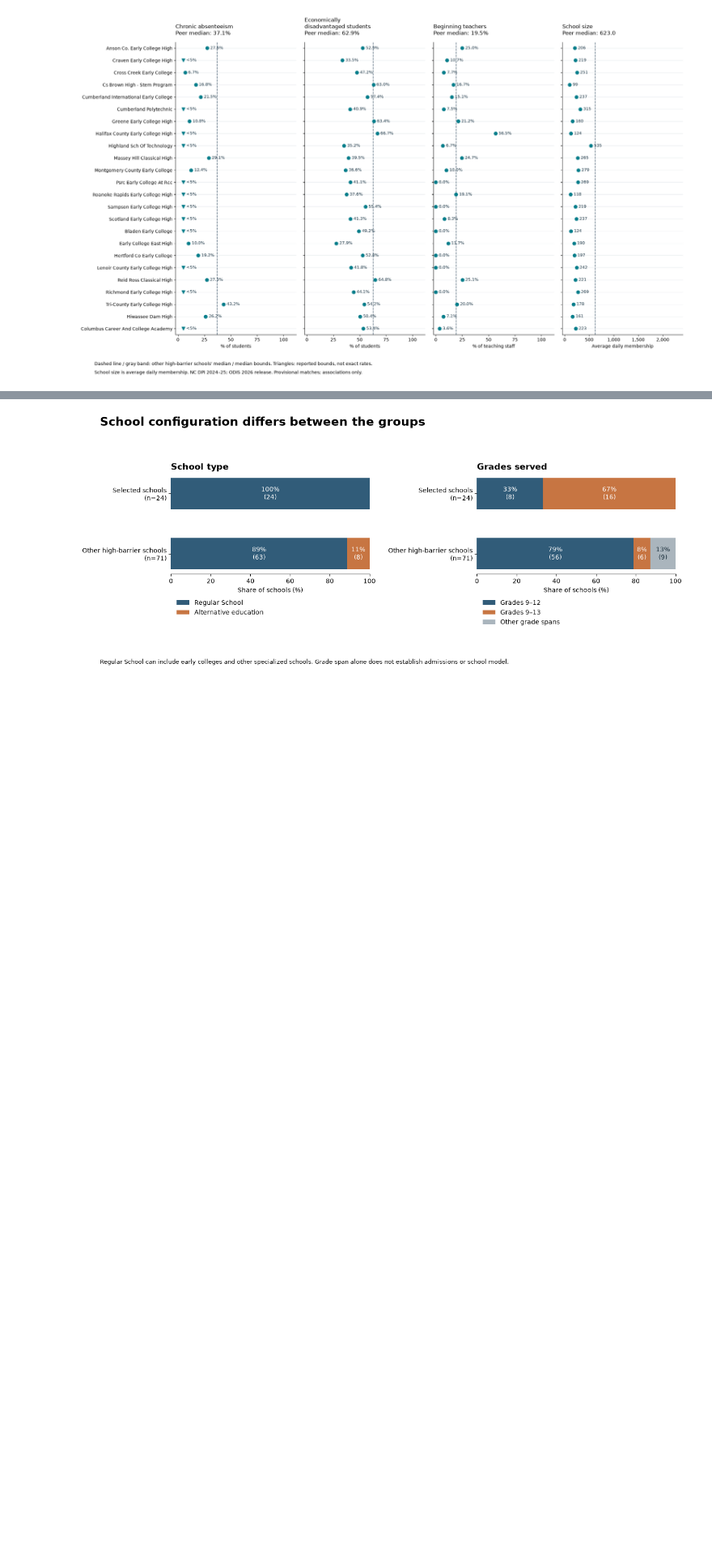
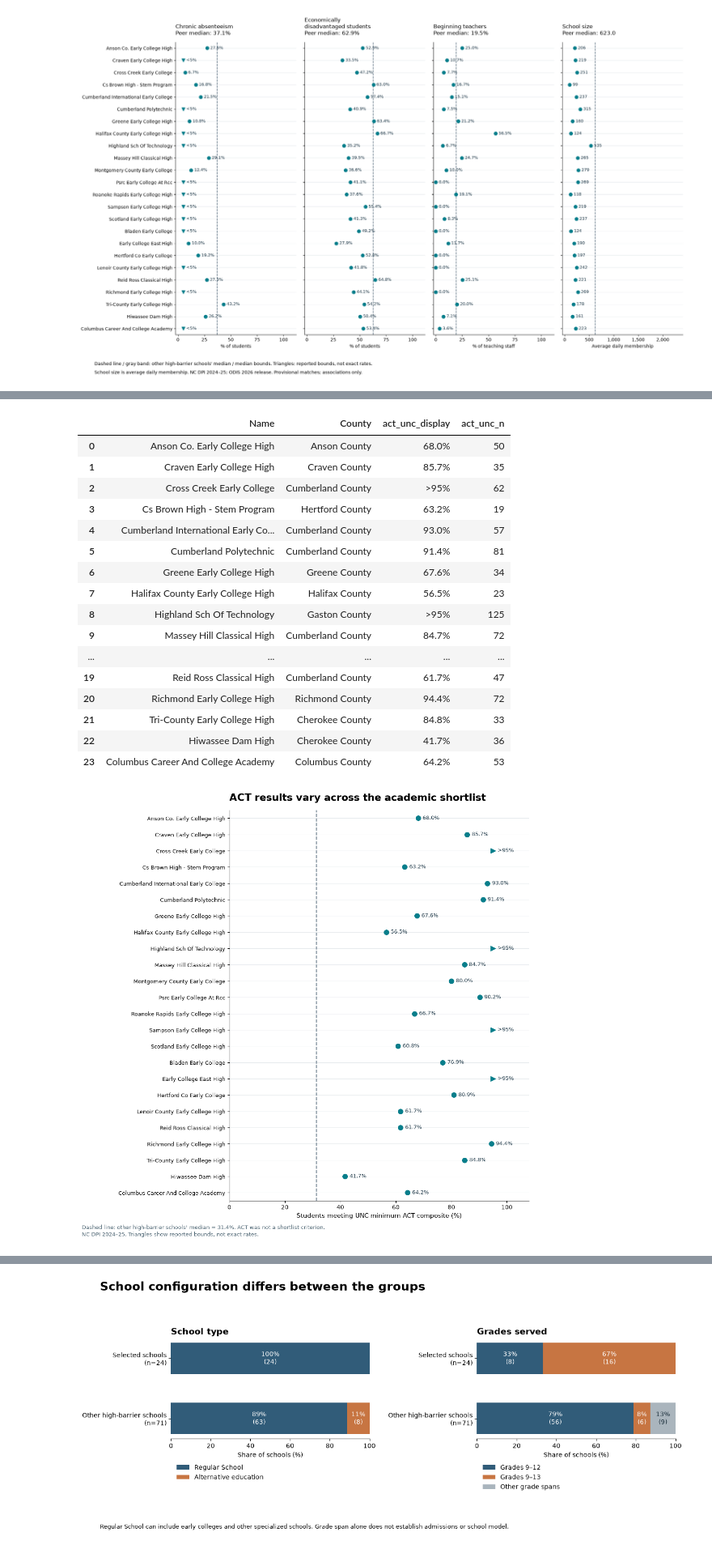
Before and after one commit to k1ngkevin/carolina-data-challenge-26, a Jupyter notebook: main.ipynb, the cells around one changed output, grey strips where cells are left out. Shown at 81% size. Saved outputs shown, nothing was run; the diff lists cells and outputs as text; code cells hidden in the pictures; blank space fills up the shorter version.

```diff
--- a/main.ipynb
+++ b/main.ipynb
@@ -163,7 +187,7 @@ English II: 591 school records; NC Math 1: 557.
 Left joins retain schools whose outcomes are missing. `validate="one_to_one"` prevents accidental duplicate rows from unfiltered years, subgroups, or subjects. Masked rates remain in the table with their display labels.
 # %%
 performance_df = schools_df.copy()
-for outcome_df in [graduation_df, growth_df, english_df, math_df]:
+for outcome_df in [graduation_df, growth_df, english_df, math_df, act_df]:
     performance_df = performance_df.merge(
         outcome_df, on=["year", "agency_code"], how="left", validate="one_to_one"
     )
@@ -171,7 +195,7 @@ for outcome_df in [graduation_df, growth_df, english_df, math_df]:
 performance_columns = [
     "name", "county", "school_type", "graduation_display", "graduation_n",
     "growth_status", "growth_index", "english_ii_display", "english_ii_n",
-    "math_1_display", "math_1_n",
+    "math_1_display", "math_1_n", "act_unc_display", "act_unc_n",
 ]
 display(performance_df[performance_columns].head(15))
 # %% [output]
@@ -288,6 +312,7 @@ for label, group in [
     has_growth = group["growth_status"].isin(["Met", "Exceeded", "NotMet"])
     has_english = reported_rate(group, "english_ii")
     has_math = reported_rate(group, "math_1")
+    has_act = reported_rate(group, "act_unc")
     coverage_rows.append({
         "group": label, "ODIS schools": len(group),
         "matched": group["agency_code"].notna().sum(),
@@ -295,7 +320,9 @@ for label, group in [
         "growth reported": has_growth.sum(),
         "English II reported": has_english.sum(),
         "Math 1 reported": has_math.sum(),
-        "all four available": (has_graduation & has_growth & has_english & has_math).sum(),
+        "ACT reported": has_act.sum(),
+        "all four shortlist outcomes available": (has_graduation & has_growth & has_english & has_math).sum(),
+        "all five outcomes available": (has_graduation & has_growth & has_english & has_math & has_act).sum(),
     })
 coverage_df = pd.DataFrame(coverage_rows).set_index("group")
 display(coverage_df)
@@ -306,7 +333,8 @@ high_barrier_df = analysis_df.loc[
 profile_columns = [
     "Name", "County", "Composite Score", "Composite Score Percentile Rank",
     "school_type", "SAB Available", "graduation_display", "graduation_n",
-    "growth_status", "english_ii_display", "math_1_display", "match_status",
+    "growth_status", "english_ii_display", "math_1_display",
+    "act_unc_display", "match_status",
 ]
 
 display(high_barrier_df.sort_values("Name")[profile_columns].head(20))
@@ -917 +961,61 @@ plt.show()
+# %%
+act_peer_lower, act_peer_upper = outcome_bounds(peer_df, "act_unc")
+act_peer_median_low = act_peer_lower.median()
+act_peer_median_high = act_peer_upper.median()
+assert np.isclose(act_peer_median_low, act_peer_median_high)
+
+fig, ax = plt.subplots(figsize=(11.5, max(8, 0.37 * len(profile_df) + 2.5)))
+y = np.arange(len(profile_df))
+ax.axvline(act_peer_median_low, color="#647787", linestyle="--", linewidth=1.5,
+           label=f"Other high-barrier schools' median: {act_peer_median_low:.1f}%")
+for i, row in profile_df.iterrows():
+    label = row["act_unc_display"]
+    if label == ">95%":
+        x, marker = 95, ">"
+    elif label == "<5%":
+        x, marker = 5, "<"
+    elif pd.notna(row["act_unc_pct"]):
+        x, marker = float(row["act_unc_pct"]), "o"
+    else:
+        ax.text(99, i, "Missing", ha="right", va="center", fontsize=9)
+        continue
+    ax.scatter(x, i, marker=marker, s=70, color="#087E8B", zorder=3)
+    ax.annotate(label, (x, i), xytext=(8, 0), textcoords="offset points",
+                va="center", fontsize=9, color="#243D4C")
+ax.set_yticks(y, profile_df["Name"], fontsize=9.5)
+ax.set_ylim(len(profile_df) - .5, -.5)
+ax.set_xlim(0, 108)
+ax.set_xticks([0, 20, 40, 60, 80, 100])
+ax.set_xlabel("Students meeting UNC minimum ACT composite (%)", fontsize=11)
+ax.set_title("ACT results vary across the academic shortlist", loc="left",
+             fontsize=17, fontweight="bold", pad=16)
+ax.grid(axis="y", color="#E6EAED", linewidth=.7)
+ax.spines[["top", "right"]].set_visible(False)
+fig.text(.04, .015,
+         f"Dashed line: other high-barrier schools' median = {act_peer_median_low:.1f}%. ACT was not a shortlist criterion.\n"
+         "NC DPI 2024–25. Triangles show reported bounds, not exact rates.",
+         fontsize=9.5, color="#4D6573")
+fig.subplots_adjust(left=.35, right=.98, bottom=.09, top=.92)
+save_characteristic_figure(fig, "05_selected_act_outcomes")
+display(profile_df[["Name", "County", "act_unc_display", "act_unc_n"]])
+plt.show()
+# %% [output]
+|  | Name | County | act_unc_display | act_unc_n |
+| 0 | Anson Co. Early College High | Anson County | 68.0% | 50 |
+| 1 | Craven Early College High | Craven County | 85.7% | 35 |
+| 2 | Cross Creek Early College | Cumberland County | >95% | 62 |
+| 3 | Cs Brown High - Stem Program | Hertford County | 63.2% | 19 |
+| 4 | Cumberland International Early Co... | Cumberland County | 93.0% | 57 |
+| 5 | Cumberland Polytechnic | Cumberland County | 91.4% | 81 |
+| 6 | Greene Early College High | Greene County | 67.6% | 34 |
+| 7 | Halifax County Early College High | Halifax County | 56.5% | 23 |
+| 8 | Highland Sch Of Technology | Gaston County | >95% | 125 |
+| 9 | Massey Hill Classical High | Cumberland County | 84.7% | 72 |
+| ... | ... | ... | ... | ... |
+| 19 | Reid Ross Classical High | Cumberland County | 61.7% | 47 |
+| 20 | Richmond Early College High | Richmond County | 94.4% | 72 |
+| 21 | Tri-County Early College High | Cherokee County | 84.8% | 33 |
+| 22 | Hiwassee Dam High | Cherokee County | 41.7% | 36 |
+| 23 | Columbus Career And College Academy | Columbus County | 64.2% | 53 |
+[figure, added]
 # %% [markdown]
```
Also changed, not shown: parts of 12 cells of this notebook, 3 other files.
